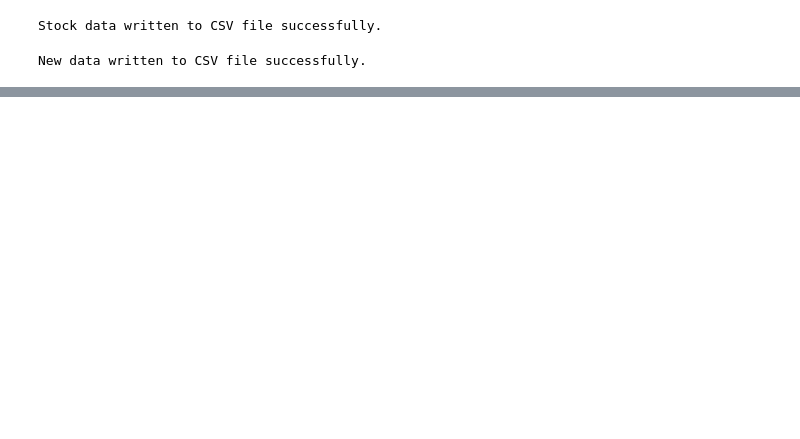
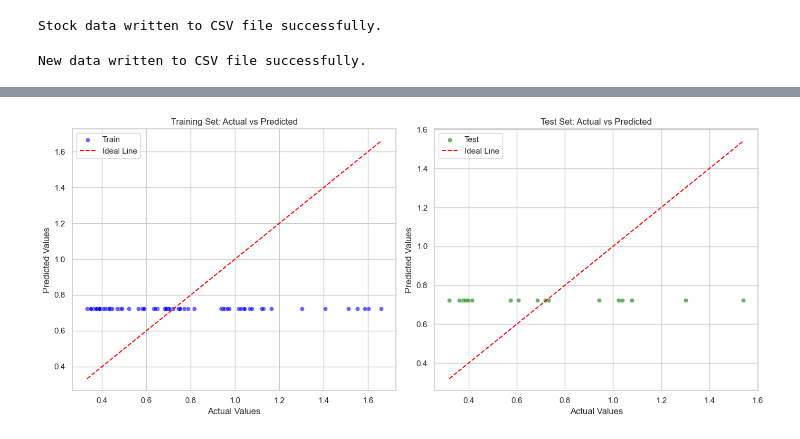
Before and after one commit to akinahomwabella/Stock_Price_with_ML, a Jupyter notebook: stock prediction.ipynb, the cells around one changed output, grey strips where cells are left out. Cells and saved outputs as stored; diff of their text form; code cells hidden in the pictures; blank space fills up the shorter version.

```diff
--- a/stock prediction.ipynb
+++ b/stock prediction.ipynb
@@ -815,0 +1118,49 @@ LSTM Mean Squared Error: 0.2978300154209137
+# %%
+import seaborn as sns
+import matplotlib.pyplot as plt
+import pandas as pd
+import numpy as np
+
+# Flatten y_pred if necessary
+y_pred_flat = y_pred.flatten()
+
+# Create DataFrames for Seaborn
+train_df = pd.DataFrame({
+    'Actual': y_train,
+    'Predicted': lstm_model.predict(X_train).flatten(),
+    'Data Type': 'Train'
+})
+
+test_df = pd.DataFrame({
+    'Actual': y_test,
+    'Predicted': y_pred_flat,
+    'Data Type': 'Test'
+})
+
+# Concatenate training and test data
+df_combined = pd.concat([train_df, test_df], ignore_index=True)
+
+# Create a figure with subplots
+plt.figure(figsize=(14, 6))
+
+# Training set plot
+plt.subplot(1, 2, 1)
+sns.scatterplot(data=train_df, x='Actual', y='Predicted', color='blue', alpha=0.6, label='Train')
+sns.lineplot(data=train_df, x='Actual', y='Actual', color='red', linestyle='--', label='Ideal Line')
+plt.title('Training Set: Actual vs Predicted')
+plt.xlabel('Actual Values')
+plt.ylabel('Predicted Values')
+plt.legend()
+
+# Test set plot
+plt.subplot(1, 2, 2)
+sns.scatterplot(data=test_df, x='Actual', y='Predicted', color='green', alpha=0.6, label='Test')
+sns.lineplot(data=test_df, x='Actual', y='Actual', color='red', linestyle='--', label='Ideal Line')
+plt.title('Test Set: Actual vs Predicted')
+plt.xlabel('Actual Values')
+plt.ylabel('Predicted Values')
+plt.legend()
+
+plt.tight_layout()
+plt.show()
+# %% [output]
@@ -815,0 +1169 @@ LSTM Mean Squared Error: 0.2978300154209137
+[figure, added]
```
Also changed, not shown: parts of 13 cells of this notebook.
